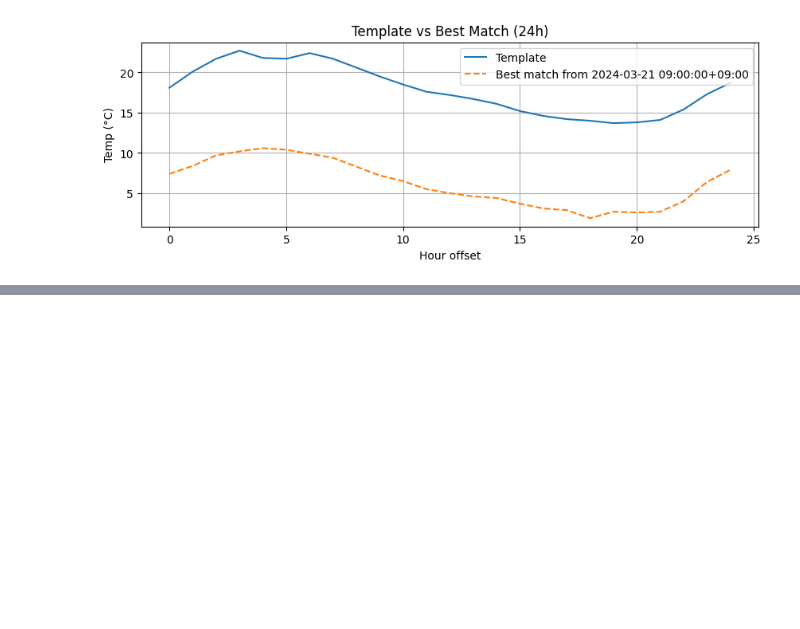
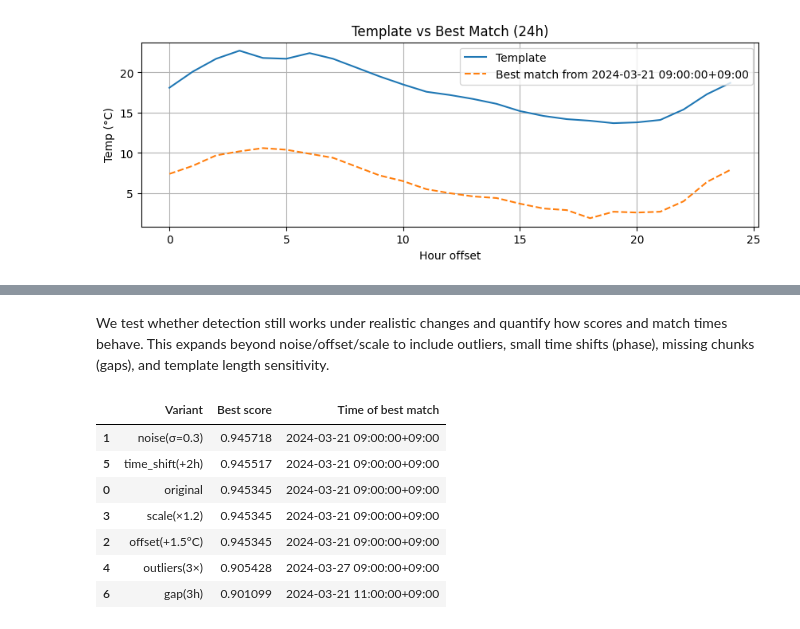
Before and after one commit to infamousperi/GBSV_MC, a Jupyter notebook: MC1/Correlation.ipynb, the cells around one changed output, grey strips where cells are left out. Saved outputs shown, nothing was run; the diff lists cells and outputs as text; code cells hidden in the pictures; blank space fills up the shorter version.

```diff
--- a/MC1/Correlation.ipynb
+++ b/MC1/Correlation.ipynb
@@ -318,0 +321,2 @@ plt.show()
+# %% [markdown]
+We test whether detection still works under realistic changes and quantify how scores and match times behave. This expands beyond noise/offset/scale to include outliers, small time shifts (phase), missing chunks (gaps), and template length sensitivity.
@@ -318,0 +326,12 @@ plt.show()
+# %%
+def add_outliers(s: pd.Series, k:int=3, amp:float=3.0, rng=rng):
+    s2 = s.copy()
+    idx = rng.choice(np.arange(len(s2)), size=min(k, len(s2)), replace=False)
+    s2.iloc[idx] = s2.iloc[idx] + amp * np.sign(rng.standard_normal(len(idx)))
+    return s2
+
+def add_gap(s: pd.Series, hours:int=3, start:int=6):
+    s2 = s.copy()
+    start = min(max(0, start), max(0, len(s2)-hours))
+    s2.iloc[start:start+hours] = np.nan
+    return s2
@@ -318,0 +361,17 @@ plt.show()
+# %%
+rows = []
+for name, t in variants.items():
+    score, when = best_ncc(t, SEARCH)
+    rows.append((name, score, when))
+
+robust = pd.DataFrame(rows, columns=["Variant","Best score","Time of best match"]).sort_values("Best score", ascending=False)
+robust
+# %% [output]
+|  | Variant | Best score | Time of best match |
+| 1 | noise(σ=0.3) | 0.945718 | 2024-03-21 09:00:00+09:00 |
+| 5 | time_shift(+2h) | 0.945517 | 2024-03-21 09:00:00+09:00 |
+| 0 | original | 0.945345 | 2024-03-21 09:00:00+09:00 |
+| 3 | scale(×1.2) | 0.945345 | 2024-03-21 09:00:00+09:00 |
+| 2 | offset(+1.5°C) | 0.945345 | 2024-03-21 09:00:00+09:00 |
+| 4 | outliers(3×) | 0.905428 | 2024-03-27 09:00:00+09:00 |
+| 6 | gap(3h) | 0.901099 | 2024-03-21 11:00:00+09:00 |
```
Also changed, not shown: parts of 10 cells of this notebook.
